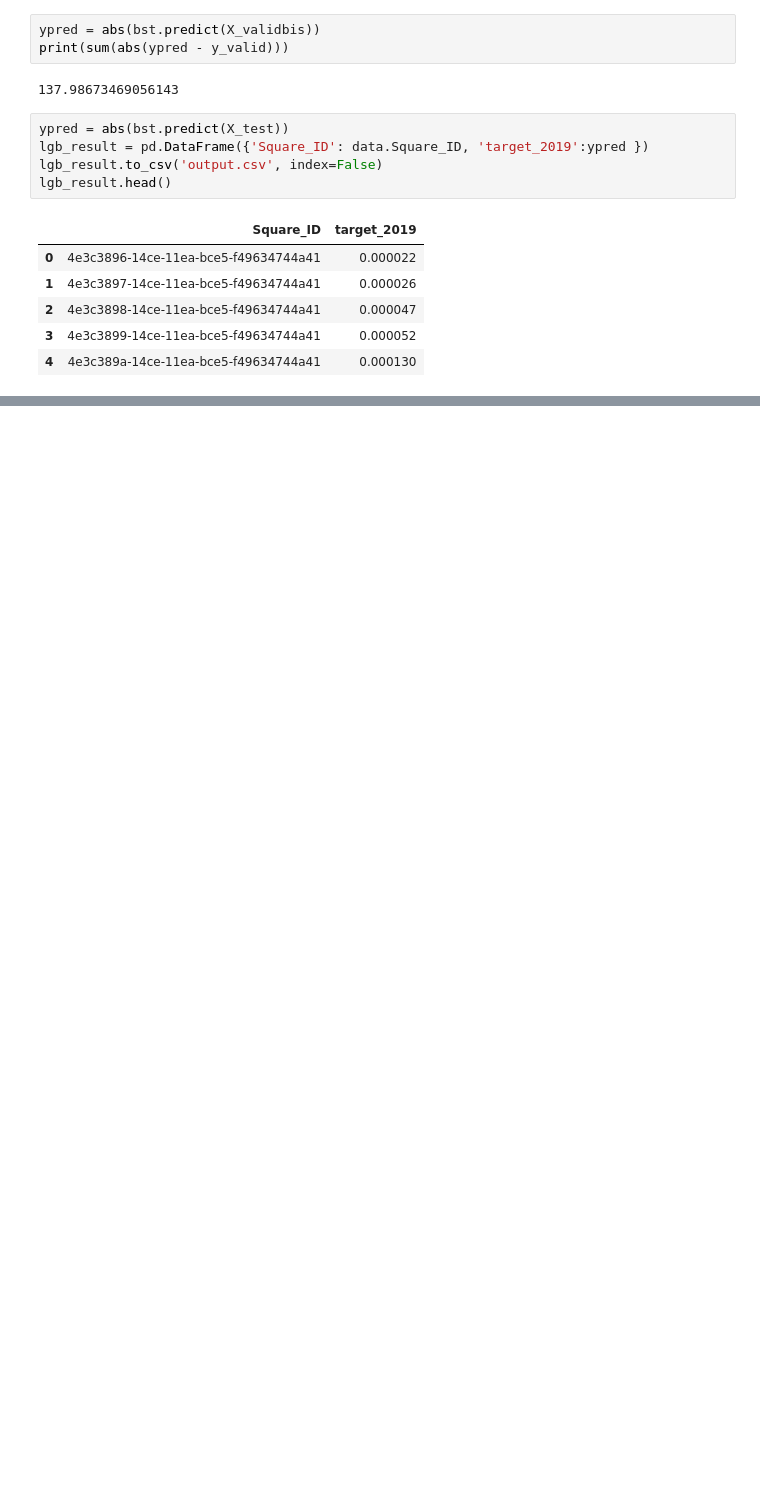
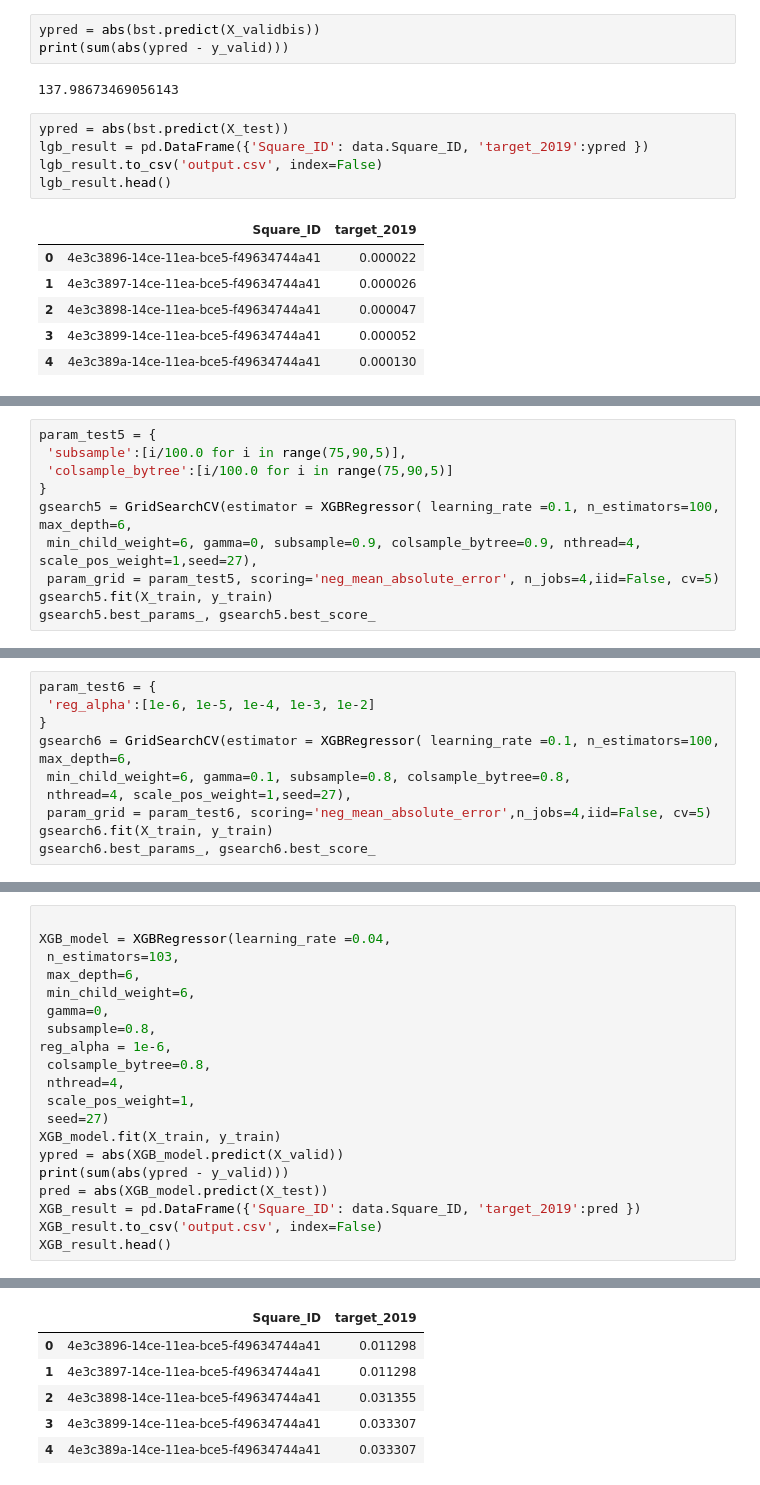
Before and after one commit to CyrineDhaou/Zindi, a Jupyter notebook: Model.ipynb, the cells around one changed output, grey strips where cells are left out. Drawn from its saved outputs; the diff is of its cells as text; blank space fills up the shorter version.

```diff
--- a/Model.ipynb
+++ b/Model.ipynb
@@ -300,0 +404,10 @@ lgb_result.head()
+# %%
+param_test5 = {
+ 'subsample':[i/100.0 for i in range(75,90,5)],
+ 'colsample_bytree':[i/100.0 for i in range(75,90,5)]
+}
+gsearch5 = GridSearchCV(estimator = XGBRegressor( learning_rate =0.1, n_estimators=100, max_depth=6,
+ min_child_weight=6, gamma=0, subsample=0.9, colsample_bytree=0.9, nthread=4, scale_pos_weight=1,seed=27),
+ param_grid = param_test5, scoring='neg_mean_absolute_error', n_jobs=4,iid=False, cv=5)
+gsearch5.fit(X_train, y_train)
+gsearch5.best_params_, gsearch5.best_score_
@@ -300,0 +417,10 @@ lgb_result.head()
+# %%
+param_test6 = {
+ 'reg_alpha':[1e-6, 1e-5, 1e-4, 1e-3, 1e-2]
+}
+gsearch6 = GridSearchCV(estimator = XGBRegressor( learning_rate =0.1, n_estimators=100, max_depth=6,
+ min_child_weight=6, gamma=0.1, subsample=0.8, colsample_bytree=0.8,
+ nthread=4, scale_pos_weight=1,seed=27),
+ param_grid = param_test6, scoring='neg_mean_absolute_error',n_jobs=4,iid=False, cv=5)
+gsearch6.fit(X_train, y_train)
+gsearch6.best_params_, gsearch6.best_score_
@@ -300,0 +430,21 @@ lgb_result.head()
+# %%
+
+XGB_model = XGBRegressor(learning_rate =0.04,
+ n_estimators=103,
+ max_depth=6,
+ min_child_weight=6,
+ gamma=0,
+ subsample=0.8,
+reg_alpha = 1e-6,
+ colsample_bytree=0.8,
+ nthread=4,
+ scale_pos_weight=1,
+ seed=27)
+XGB_model.fit(X_train, y_train)
+ypred = abs(XGB_model.predict(X_valid))
+print(sum(abs(ypred - y_valid)))
+pred = abs(XGB_model.predict(X_test))
+XGB_result = pd.DataFrame({'Square_ID': data.Square_ID, 'target_2019':pred })
+XGB_result.to_csv('output.csv', index=False)
+XGB_result.head()
+# %% [output]
@@ -300,0 +453,6 @@ lgb_result.head()
+|  | Square_ID | target_2019 |
+| 0 | 4e3c3896-14ce-11ea-bce5-f49634744a41 | 0.011298 |
+| 1 | 4e3c3897-14ce-11ea-bce5-f49634744a41 | 0.011298 |
+| 2 | 4e3c3898-14ce-11ea-bce5-f49634744a41 | 0.031355 |
+| 3 | 4e3c3899-14ce-11ea-bce5-f49634744a41 | 0.033307 |
+| 4 | 4e3c389a-14ce-11ea-bce5-f49634744a41 | 0.033307 |
```
Also changed, not shown: parts of 15 cells of this notebook.
